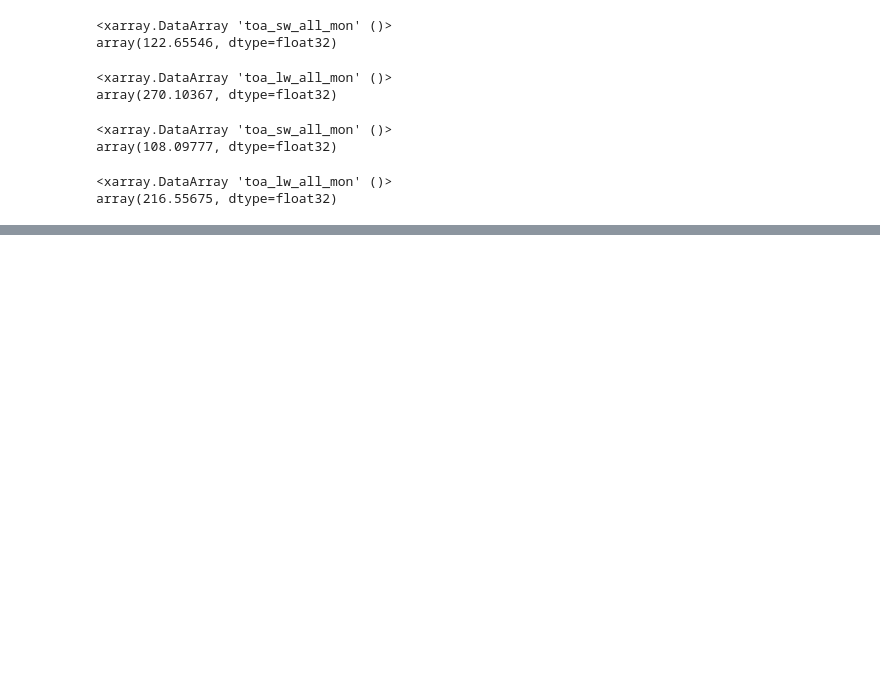
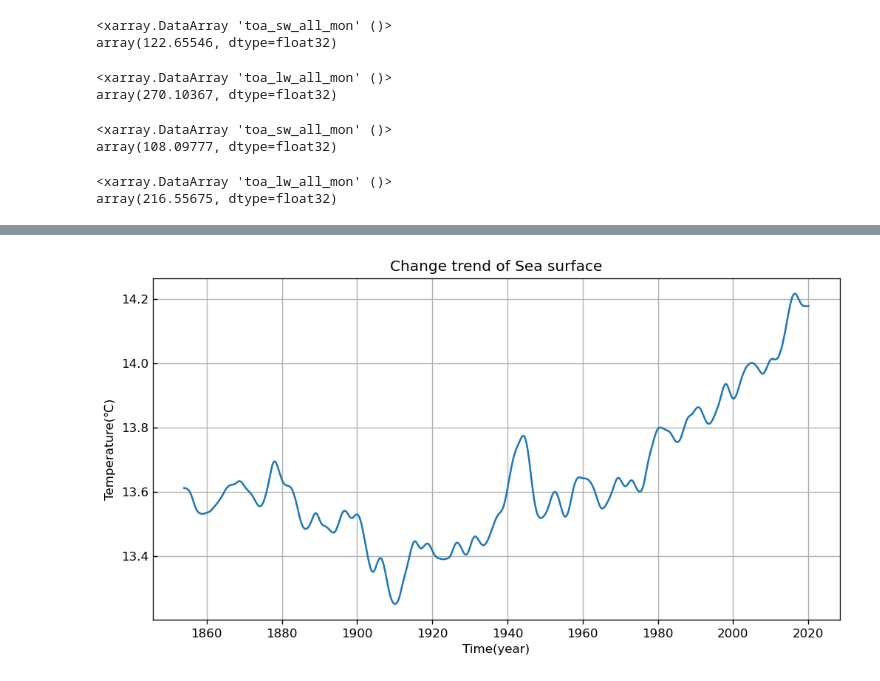
Before and after one commit to rico12312/ESE5023_Assignments_12332293, a Jupyter notebook: PS/PS3/PS3.ipynb, the cells around one changed output, grey strips where cells are left out. Cells and saved outputs as stored; diff of their text form; code cells hidden in the pictures; blank space fills up the shorter version.

```diff
--- a/PS/PS3/PS3.ipynb
+++ b/PS/PS3/PS3.ipynb
@@ -451,2 +514,7 @@ array(216.55675, dtype=float32)
 # %%
-# problem3
+# 3.1
+# import data
+data = xr.open_dataset('sst.mnmean.v4.nc',engine='netcdf4')
+
+#check data
+data
@@ -452,0 +539,5 @@ array(216.55675, dtype=float32)
+# %%
+# calculate the mean temperature
+mean_time = data.sst.mean(dim=['lat', 'lon'])
+# check the result
+mean_time
@@ -452,0 +550,5 @@ array(216.55675, dtype=float32)
+# %%
+# transform to dataframe
+meandf = mean_time.to_dataframe().reset_index()
+# check result
+meandf
@@ -452,0 +569,14 @@ array(216.55675, dtype=float32)
+# %%
+# apply hp filter to remove the seasonal cycle, for monthly data ,lamb = 14400
+cycle, trend = sm.tsa.filters.hpfilter(meandf['sst'],lamb = 14400)
+
+# polt
+plt.figure(figsize=(10,5),dpi=120)
+plt.plot(meandf['time'],trend)
+plt.title('Change trend of Sea surface')
+plt.tick_params(axis='y',left=True,direction='in',which='both')
+plt.xlabel('Time(year)')
+plt.ylabel('Temperature(℃)')
+plt.grid()
+# %% [output]
+[figure, added]
```
Also changed, not shown: parts of 15 cells of this notebook.
